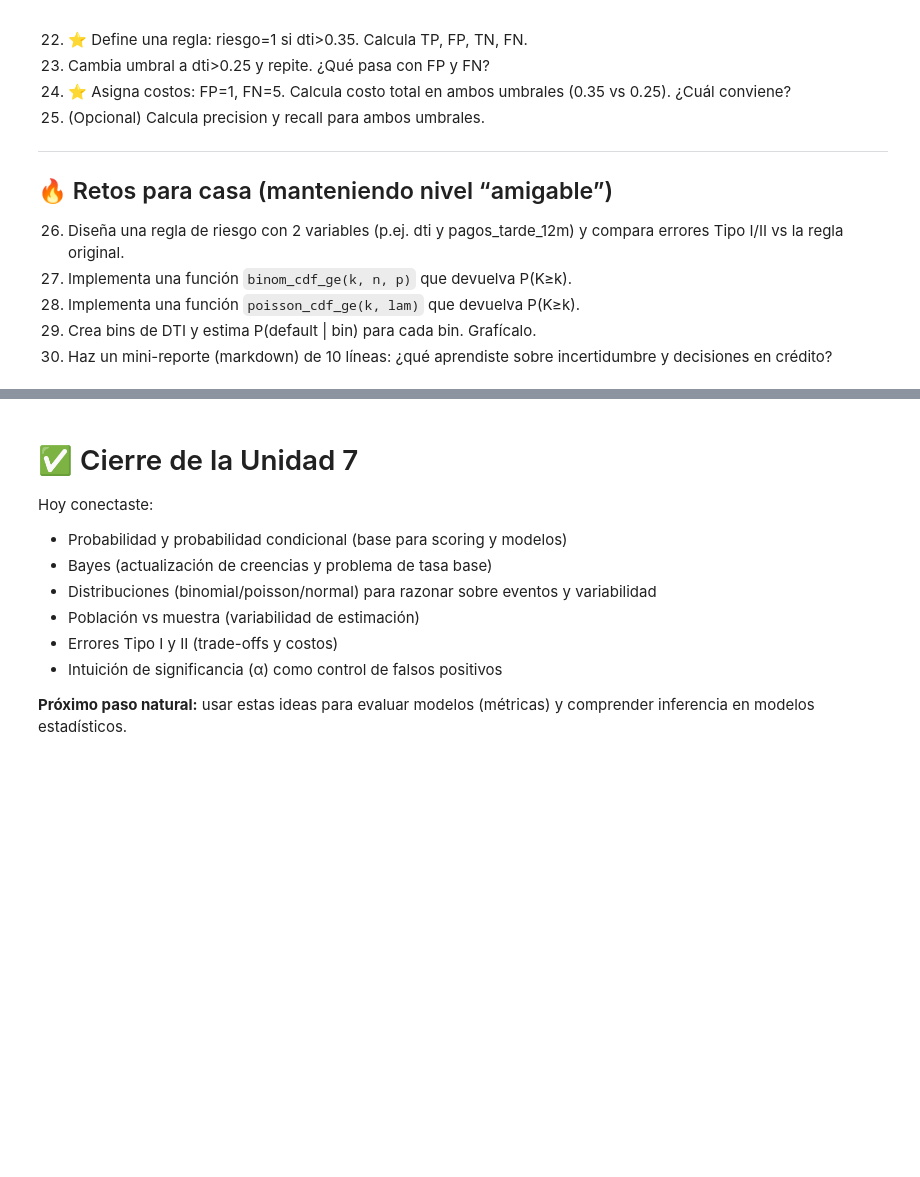
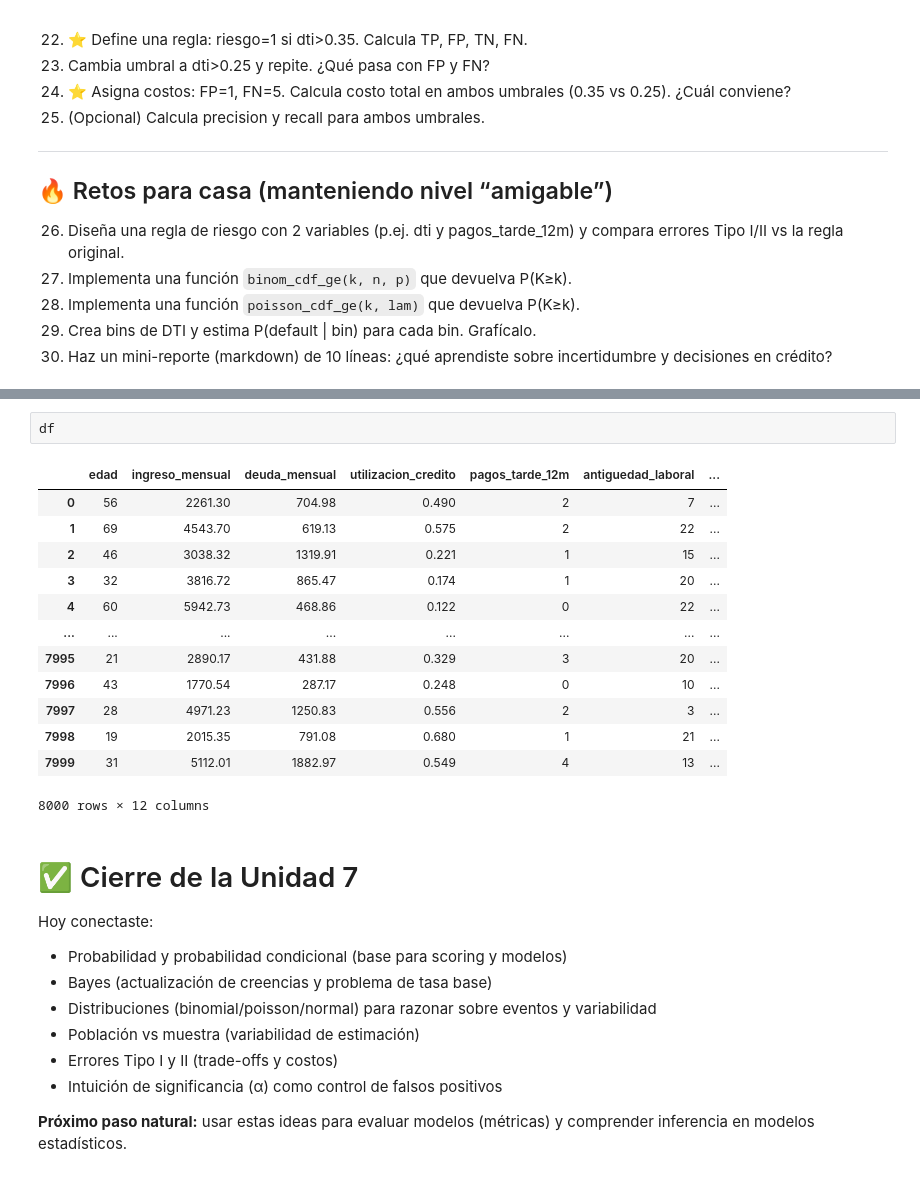
Before and after one commit to AxisAngeles/Smart_Data_DS_AI, a Jupyter notebook: S07_Estadistica_para_Modelos_Estadisticos.ipynb, the cells around one changed output, grey strips where cells are left out. Cells and saved outputs as stored; diff of their text form; blank space fills up the shorter version.

```diff
--- a/S07_Estadistica_para_Modelos_Estadisticos.ipynb
+++ b/S07_Estadistica_para_Modelos_Estadisticos.ipynb
@@ -597,3 +678,19 @@ Esto conecta con el espíritu de significancia (sin formalismo pesado aún).
+# %%
+df
+# %% [output]
+|  | edad | ingreso_mensual | deuda_mensual | utilizacion_credito | pagos_tarde_12m | antiguedad_laboral | ... |
+| 0 | 56 | 2261.30 | 704.98 | 0.490 | 2 | 7 | ... |
+| 1 | 69 | 4543.70 | 619.13 | 0.575 | 2 | 22 | ... |
+| 2 | 46 | 3038.32 | 1319.91 | 0.221 | 1 | 15 | ... |
+| 3 | 32 | 3816.72 | 865.47 | 0.174 | 1 | 20 | ... |
+| 4 | 60 | 5942.73 | 468.86 | 0.122 | 0 | 22 | ... |
+| ... | ... | ... | ... | ... | ... | ... | ... |
+| 7995 | 21 | 2890.17 | 431.88 | 0.329 | 3 | 20 | ... |
+| 7996 | 43 | 1770.54 | 287.17 | 0.248 | 0 | 10 | ... |
+| 7997 | 28 | 4971.23 | 1250.83 | 0.556 | 2 | 3 | ... |
+| 7998 | 19 | 2015.35 | 791.08 | 0.680 | 1 | 21 | ... |
+| 7999 | 31 | 5112.01 | 1882.97 | 0.549 | 4 | 13 | ... |
+8000 rows × 12 columns
 # %% [markdown]
 # ✅ Cierre de la Unidad 7
 
```
Also changed, not shown: parts of 8 cells of this notebook.
